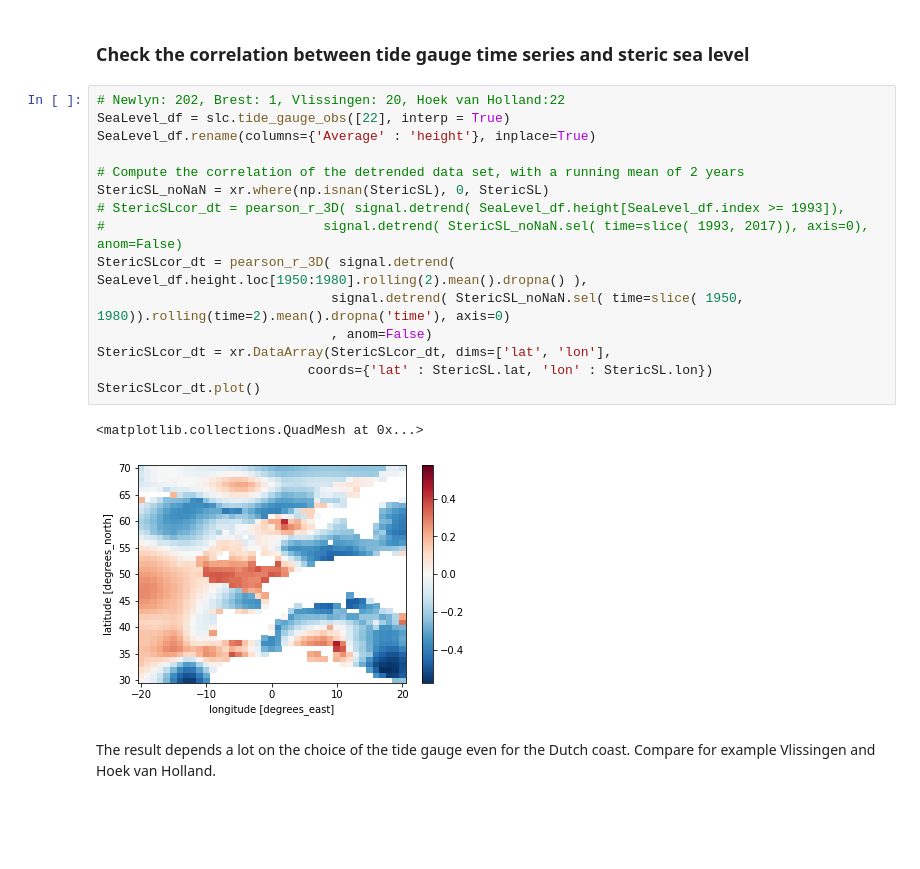
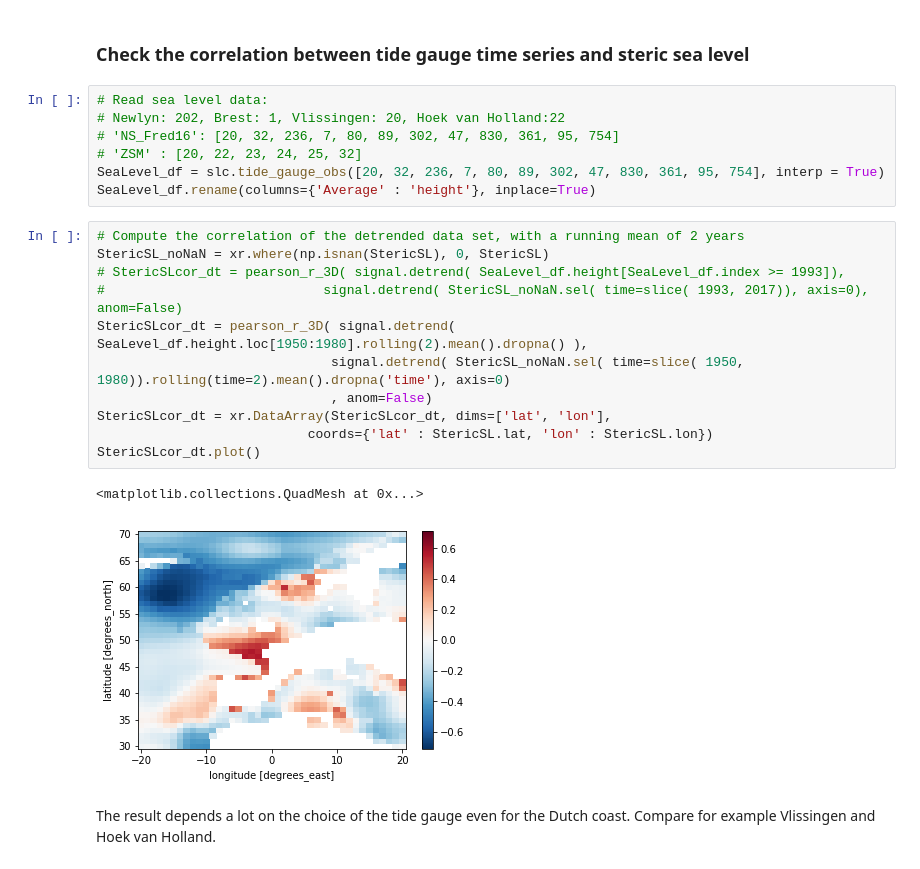
Before and after one commit to Jacobiaan/SLBudget, a Jupyter notebook: notebooks/Steric.ipynb, the cells around one changed output. Cells and saved outputs as stored; diff of their text form; blank space fills up the shorter version.

Commit message:
Finished and tested integrating new IAP steric data to the budget

```diff
--- a/notebooks/Steric.ipynb
+++ b/notebooks/Steric.ipynb
@@ -80,24 +80,27 @@ StericSLVar.plot()
 [figure]
 # %% [markdown]
 ### Check the correlation between tide gauge time series and steric sea level
+# %%
+# Read sea level data:
+# Newlyn: 202, Brest: 1, Vlissingen: 20, Hoek van Holland:22
+# 'NS_Fred16': [20, 32, 236, 7, 80, 89, 302, 47, 830, 361, 95, 754]
+# 'ZSM' : [20, 22, 23, 24, 25, 32]
+SeaLevel_df = slc.tide_gauge_obs([20, 32, 236, 7, 80, 89, 302, 47, 830, 361, 95, 754], interp = True)
+SeaLevel_df.rename(columns={'Average' : 'height'}, inplace=True)
 # %%
-# Newlyn: 202, Brest: 1, Vlissingen: 20, Hoek van Holland:22
-SeaLevel_df = slc.tide_gauge_obs([22], interp = True)
-SeaLevel_df.rename(columns={'Average' : 'height'}, inplace=True)
-
 # Compute the correlation of the detrended data set, with a running mean of 2 years
 StericSL_noNaN = xr.where(np.isnan(StericSL), 0, StericSL)
 # StericSLcor_dt = pearson_r_3D( signal.detrend( SeaLevel_df.height[SeaLevel_df.index >= 1993]),
 #                            signal.detrend( StericSL_noNaN.sel( time=slice( 1993, 2017)), axis=0), anom=False)
 StericSLcor_dt = pearson_r_3D( signal.detrend( SeaLevel_df.height.loc[1950:1980].rolling(2).mean().dropna() ),
                               signal.detrend( StericSL_noNaN.sel( time=slice( 1950, 1980)).rolling(time=2).mean().dropna('time'), axis=0)
                               , anom=False)
 StericSLcor_dt = xr.DataArray(StericSLcor_dt, dims=['lat', 'lon'],
                            coords={'lat' : StericSL.lat, 'lon' : StericSL.lon})
 StericSLcor_dt.plot()
 # %% [output]
 <matplotlib.collections.QuadMesh at 0x...>
-[figure, old version]
+[figure, new version]
 # %% [markdown]
 The result depends a lot on the choice of the tide gauge even for the Dutch coast. Compare for example Vlissingen and Hoek van Holland.
 # %% [markdown]
```
Also changed, not shown: parts of 10 cells of this notebook, 2 other files.
